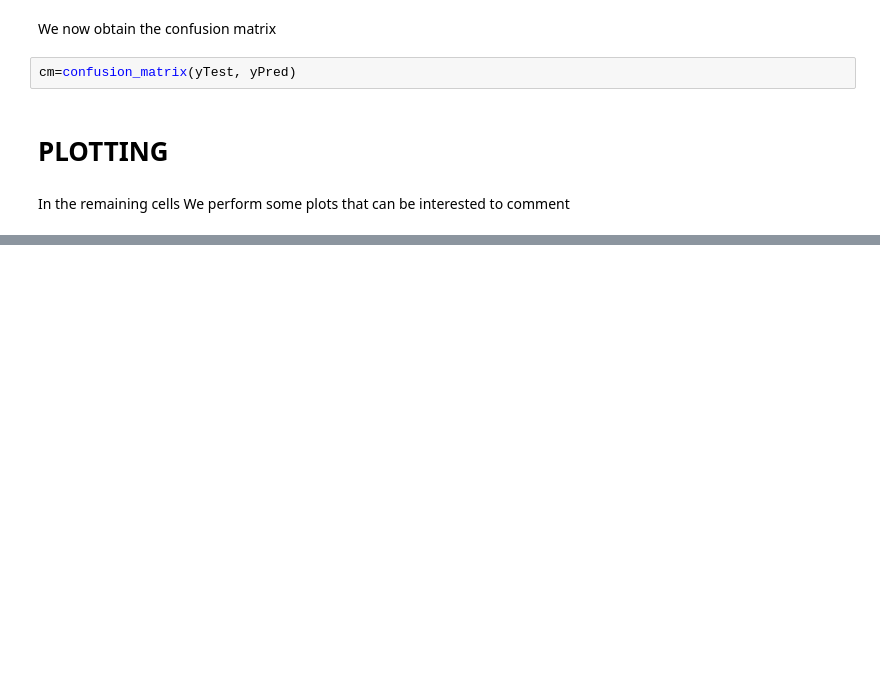
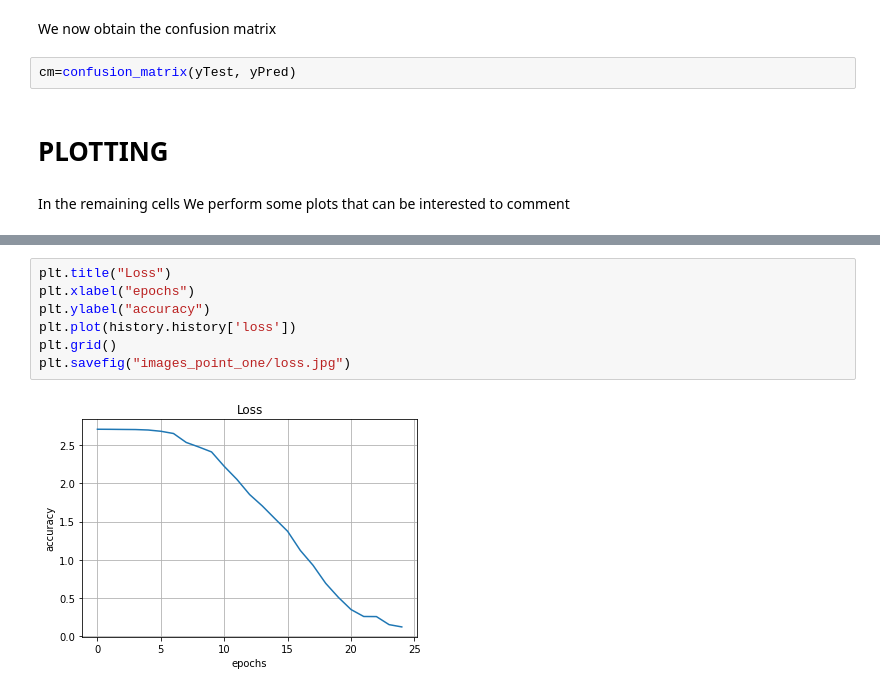
Before and after one commit to Gideon996/Computer-Vision-2020, a Jupyter notebook: Point_One.ipynb, the cells around one changed output, grey strips where cells are left out. Saved outputs shown, nothing was run; the diff lists cells and outputs as text; blank space fills up the shorter version.

```diff
--- a/Point_One.ipynb
+++ b/Point_One.ipynb
@@ -163,0 +191,9 @@ AttributeError: module 'dataSetUtility' has no attribute 'plotConfusionMatrix'
+# %%
+plt.title("Loss")
+plt.xlabel("epochs")
+plt.ylabel("accuracy")
+plt.plot(history.history['loss'])
+plt.grid()
+plt.savefig("images_point_one/loss.jpg")
+# %% [output]
+[figure, added]
```
Also changed, not shown: parts of 8 cells of this notebook, 4 other files.
